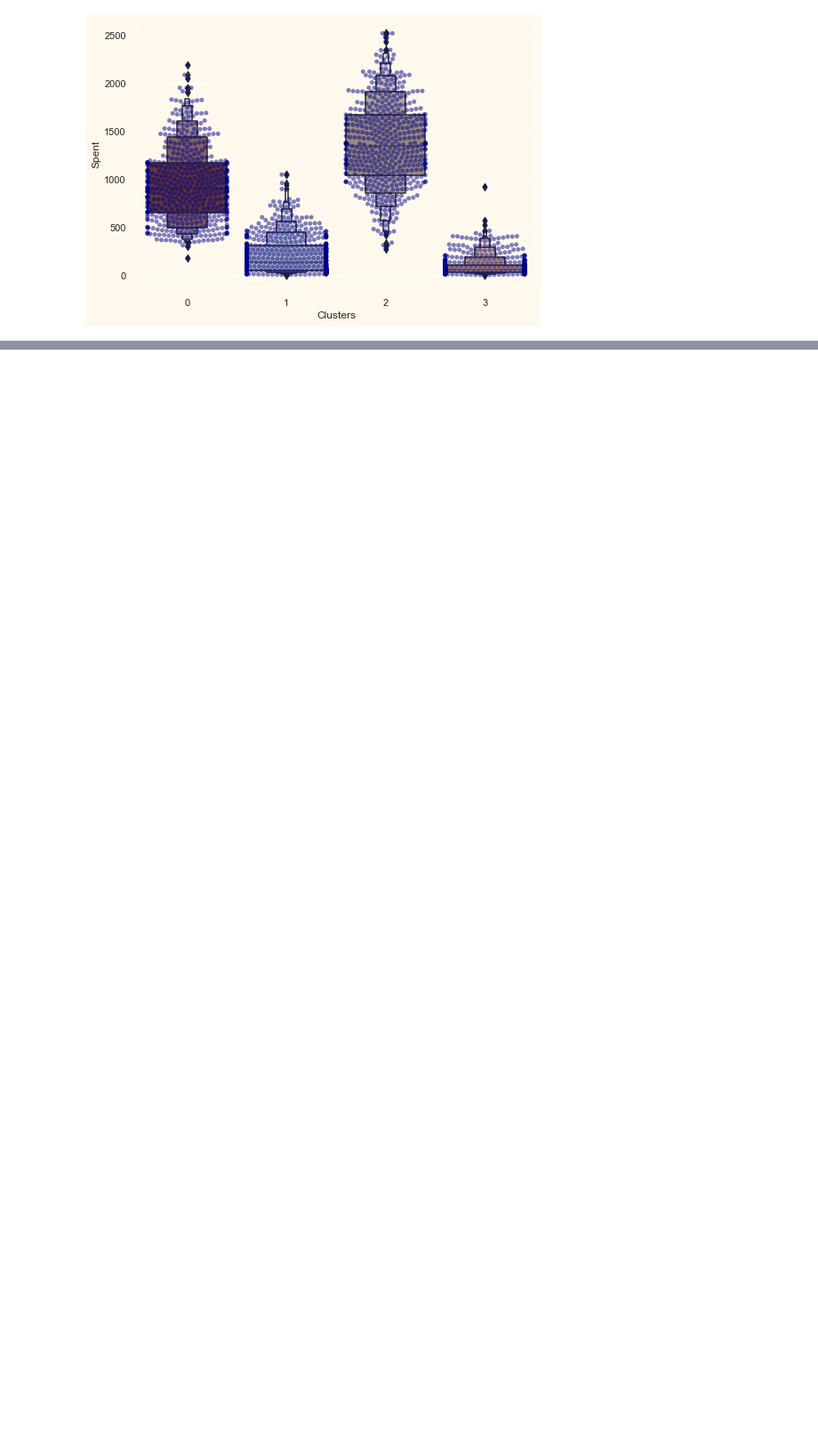
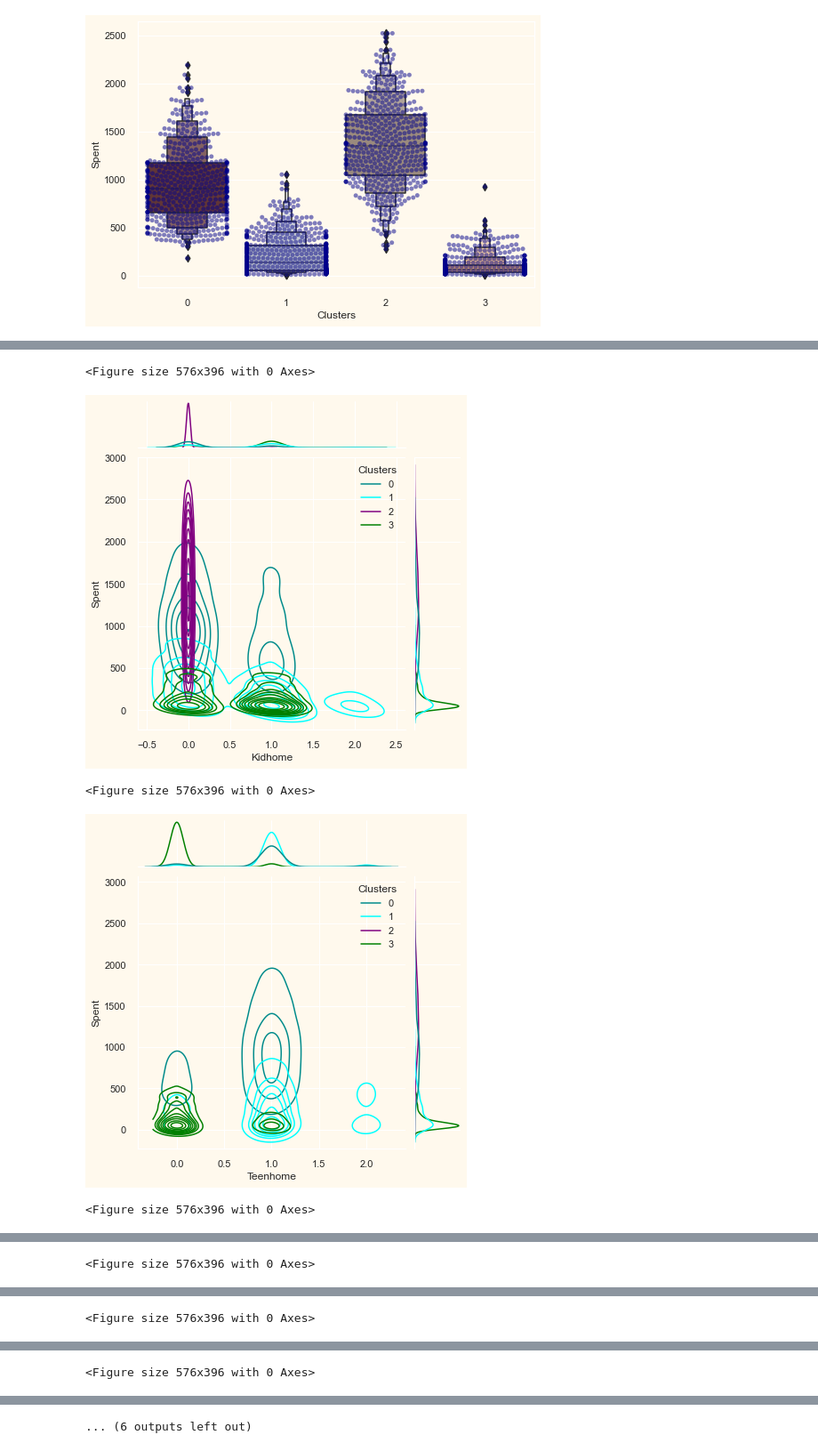
Before and after one commit to ParitoshPalSingh/Marketing-Campaign, a Jupyter notebook: Marketing Campaign Analysis.ipynb, the cells around one changed output, grey strips where cells are left out. Shown at 89% size. Cells and saved outputs as stored; diff of their text form; code cells hidden in the pictures; blank space fills up the shorter version.

```diff
--- a/Marketing Campaign Analysis.ipynb
+++ b/Marketing Campaign Analysis.ipynb
@@ -565,9 +526,0 @@ plt.show()
-# %%
-personal_data = ['Kidhome','Teenhome','Total Children','Family_Size','Num_days_member',
-                            'Age','IsParent','Education','Living_with']
-
-for attributes in personal_data:
-    plt.figure()
-    sns.jointplot(x=df_orig_upd[attributes],y=df_orig_upd['Spent'], hue=df_orig_upd['Clusters'],
-                 kind='kde',palette=col_pal)
-    plt.show()
@@ -626,0 +565,15 @@ for attributes in personal_data:
+# %%
+personal_data = ['Kidhome','Teenhome','Total Children','Family_Size','Num_days_member',
+                            'Age','IsParent','Education','Living_with']
+col_pal3 = ['darkcyan','cyan','purple','green']
+for attributes in personal_data:
+    plt.figure()
+    sns.jointplot(x=df_orig_upd[attributes],y=df_orig_upd['Spent'], hue=df_orig_upd['Clusters'],
+                 kind='kde',palette=col_pal3)
+    plt.show()
+# %% [output]
+<Figure size 576x396 with 0 Axes>
+[figure, added]
+<Figure size 576x396 with 0 Axes>
+[figure, added]
+<Figure size 576x396 with 0 Axes>
@@ -626,0 +581 @@ for attributes in personal_data:
+<Figure size 576x396 with 0 Axes>
@@ -626,0 +583 @@ for attributes in personal_data:
+<Figure size 576x396 with 0 Axes>
@@ -626,0 +585 @@ for attributes in personal_data:
+<Figure size 576x396 with 0 Axes>
@@ -626,0 +587 @@ for attributes in personal_data:
+... (6 outputs left out)
```
Also changed, not shown: parts of 20 cells of this notebook.
